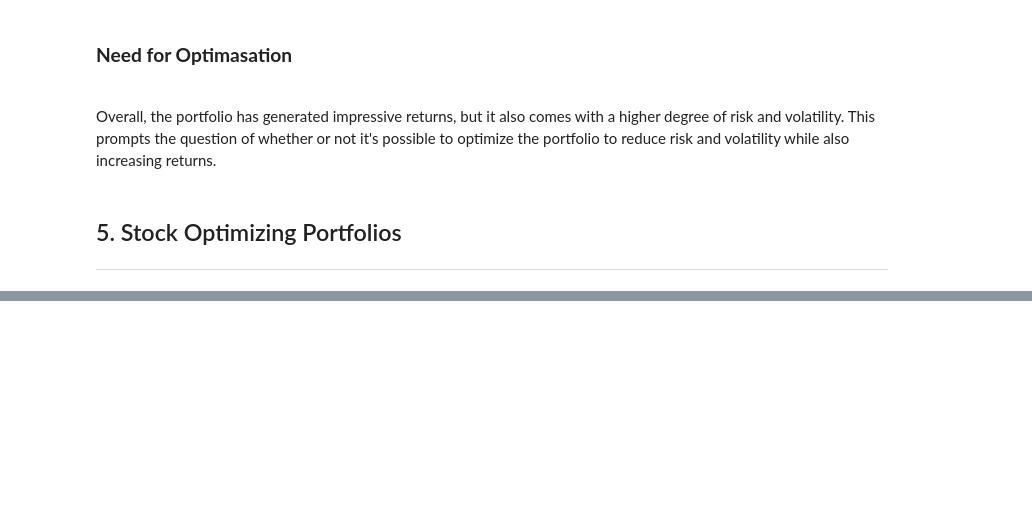
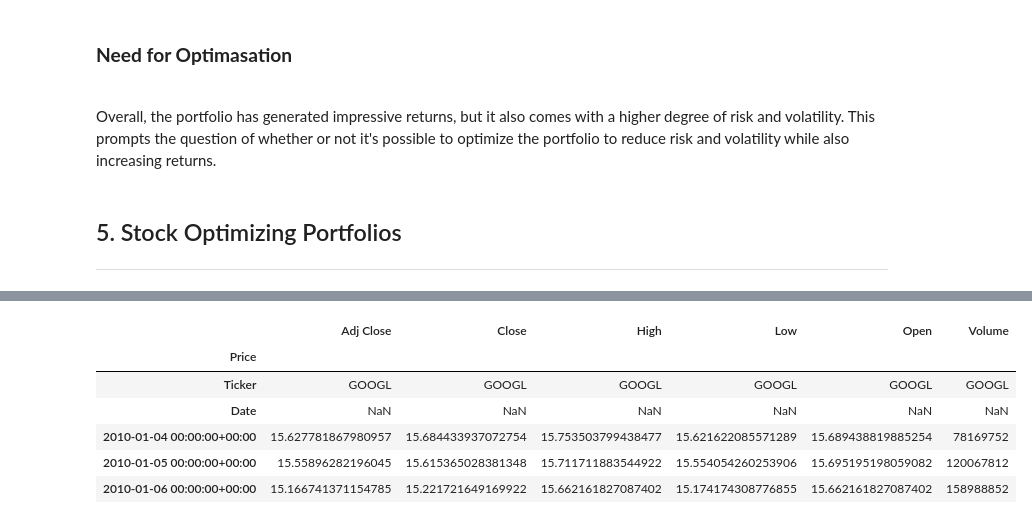
Before and after one commit to TeslimAdeyanju/6-Portfolio-Exploring-Financial-Market-Trends-Analysis, a Jupyter notebook: Exploring-Financia-Market-Analysis.ipynb, the cells around one changed output, grey strips where cells are left out. Cells and saved outputs as stored; diff of their text form; code cells hidden in the pictures; blank space fills up the shorter version.

```diff
--- a/Exploring-Financia-Market-Analysis.ipynb
+++ b/Exploring-Financia-Market-Analysis.ipynb
@@ -1171,0 +1223,11 @@ ___
+# %%
+# Display the first 5 rows of the google data price
+googl_price.head()
+# %% [output]
+|  | Adj Close | Close | High | Low | Open | Volume |
+| Price |  |  |  |  |  |  |
+| Ticker | GOOGL | GOOGL | GOOGL | GOOGL | GOOGL | GOOGL |
+| Date | NaN | NaN | NaN | NaN | NaN | NaN |
+| 2010-01-04 00:00:00+00:00 | 15.627781867980957 | 15.684433937072754 | 15.753503799438477 | 15.621622085571289 | 15.689438819885254 | 78169752 |
+| 2010-01-05 00:00:00+00:00 | 15.55896282196045 | 15.615365028381348 | 15.711711883544922 | 15.554054260253906 | 15.695195198059082 | 120067812 |
+| 2010-01-06 00:00:00+00:00 | 15.166741371154785 | 15.221721649169922 | 15.662161827087402 | 15.174174308776855 | 15.662161827087402 | 158988852 |
```
Also changed, not shown: parts of 30 cells of this notebook.
